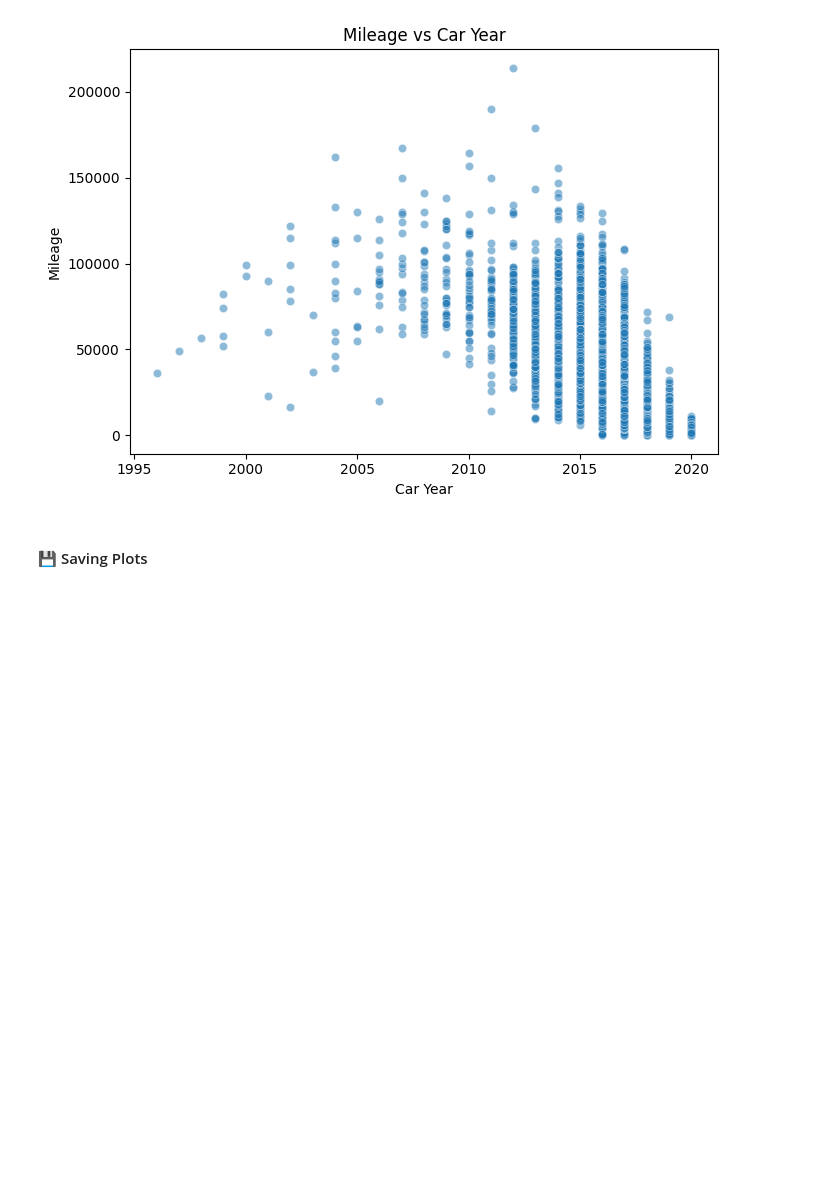
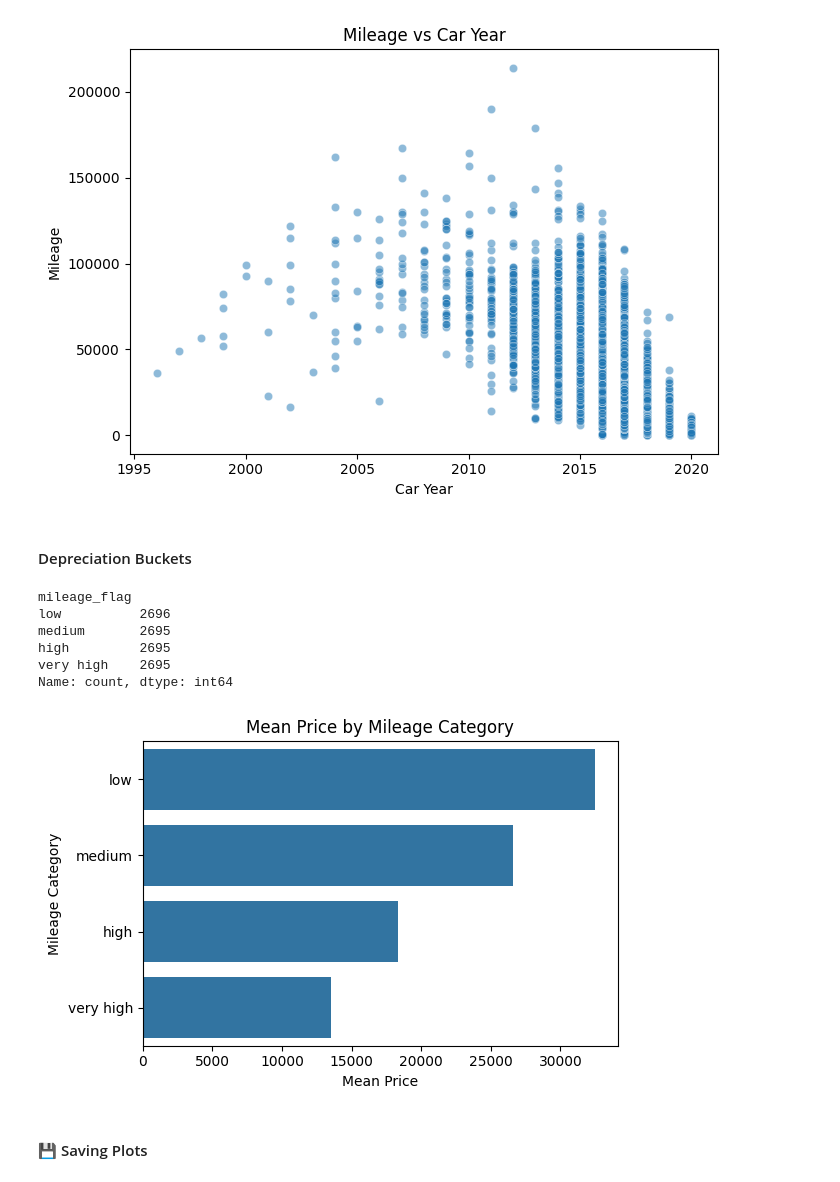
Before and after one commit to smartestnerdfromtown/Data-Analytics-Projects, a Jupyter notebook: BMW Cars Analysis/analysis.ipynb, the cells around one changed output. Cells and saved outputs as stored; diff of their text form; code cells hidden in the pictures; blank space fills up the shorter version.

Commit message:
Mean Price by Mileage Category

```diff
--- a/BMW Cars Analysis/analysis.ipynb
+++ b/BMW Cars Analysis/analysis.ipynb
@@ -225,6 +225,54 @@ plt.savefig(filename, dpi=300, bbox_inches="tight")
 plt.show()
 # %% [output]
 [figure]
+# %% [markdown]
+#### Depreciation Buckets
+# %%
+mileage_bins = pd.qcut(
+    df["mileage"],
+    q=4,
+    duplicates="drop",
+    labels=["low", "medium", "high", "very high"]
+)
+
+df["mileage_flag"] = mileage_bins
+# %%
+df["mileage_flag"].value_counts()
+# %% [output]
+mileage_flag
+low          2696
+medium       2695
+high         2695
+very high    2695
+Name: count, dtype: int64
+# %%
+stats = (
+    df
+    .groupby(by="mileage_flag", observed=True)
+    .agg(mean_price=("price", "mean"))
+    .reset_index()
+)
+# %%
+title = "Mean Price by Mileage Category"
+
+plt.figure(figsize=(6, 4))
+
+sns.barplot(
+    data=stats,
+    x="mean_price",
+    y="mileage_flag"
+)
+
+plt.xlabel("Mean Price")
+plt.ylabel("Mileage Category")
+plt.title(title)
+plt.tight_layout()
+
+filename = "figures/mean_price_by_mileage_category.png"
+plt.savefig(filename, dpi=300, bbox_inches="tight")
+plt.show()
+# %% [output]
+[figure, added]
 # %% [markdown]
 #### 💾 Saving Plots
 # %%
```
Also changed, not shown: parts of 1 cell of this notebook, 4 other files.
